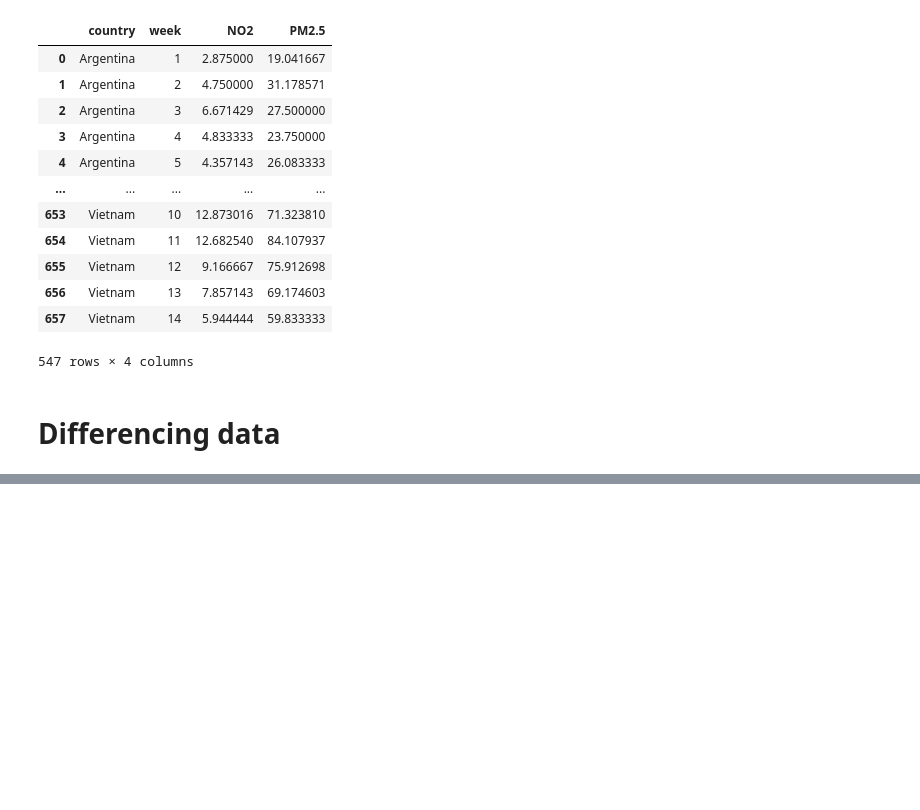
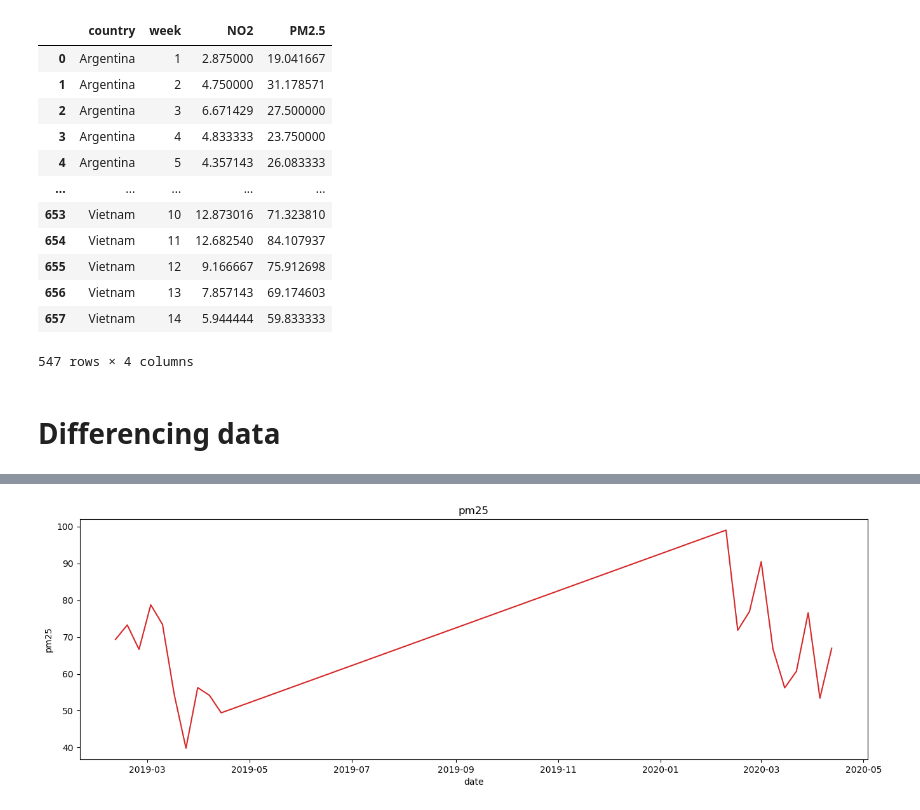
Before and after one commit to mayukh18/covidexplore, a Jupyter notebook: analysis/Data_analysis.ipynb, the cells around one changed output, grey strips where cells are left out. Saved outputs shown, nothing was run; the diff lists cells and outputs as text; code cells hidden in the pictures; blank space fills up the shorter version.

Commit message:
added visualisation functions

```diff
--- a/analysis/Data_analysis.ipynb
+++ b/analysis/Data_analysis.ipynb
@@ -126,2 +125,6 @@ merged_df.reset_index()
 # %%
 merged_df.to_csv("../data/2020_2019_difference.csv")
+# %%
+# adding year columns for visualisation
+data_2019['year'] = 2019
+data_2020['year'] = 2020
@@ -127,0 +137,5 @@ merged_df.to_csv("../data/2020_2019_difference.csv")
+# %%
+df_overall = pd.concat([data_2019, data_2020], axis=0)
+ar = np.arange(5, 15) # weeks for which we have data in both dfs
+df_overall = df_overall.loc[df_overall['week'].isin(ar)]
+df_overall
@@ -127,0 +172,3 @@ merged_df.to_csv("../data/2020_2019_difference.csv")
+# %%
+df_overall['date'] = pd.to_datetime((df_overall['year'].astype(str) + df_overall['week'].astype(str)).astype(str) + '0', format='%Y%W%w')
+df_overall
@@ -127,0 +189,16 @@ merged_df.to_csv("../data/2020_2019_difference.csv")
+# %%
+# This is not a smart visualisation as we miss most weeks in 2019
+
+def plot_df(df, x, y, title="", xlabel='date', ylabel='pm25', dpi=100):
+    plt.figure(figsize=(16,5), dpi=dpi)
+    plt.plot(x, y, color='tab:red')
+    plt.gca().set(title=title, xlabel=xlabel, ylabel=ylabel)
+    plt.show()
+
+def plot_per_country(country):
+    df_country = df_overall.loc[df_overall.country==country, :]
+    plot_df(df_country, x=df_country['date'], y=df_country['PM2.5'], title='pm25')
+
+plot_per_country('Italy')
+# %% [output]
+[figure, added]
```
Also changed, not shown: parts of 9 cells of this notebook.
